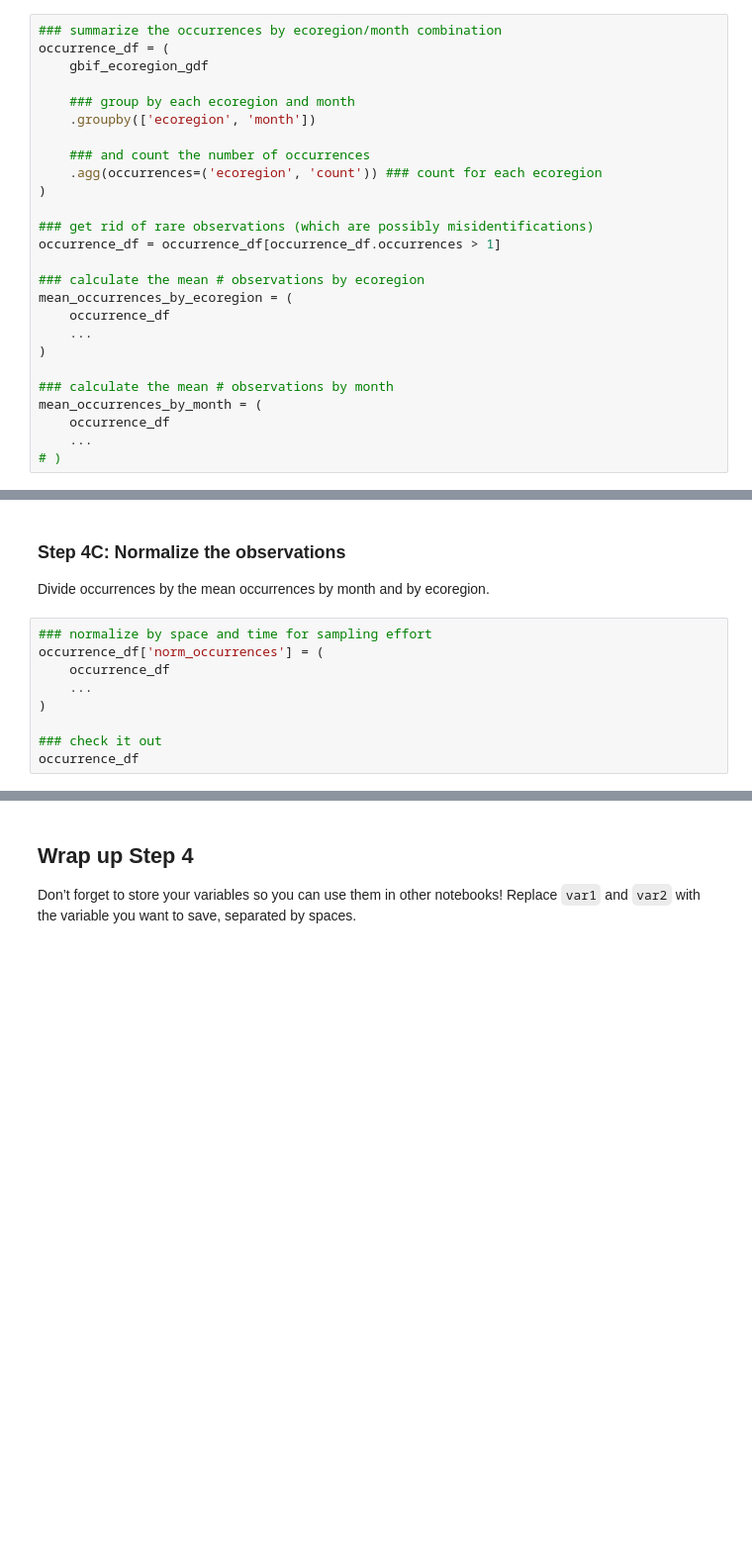
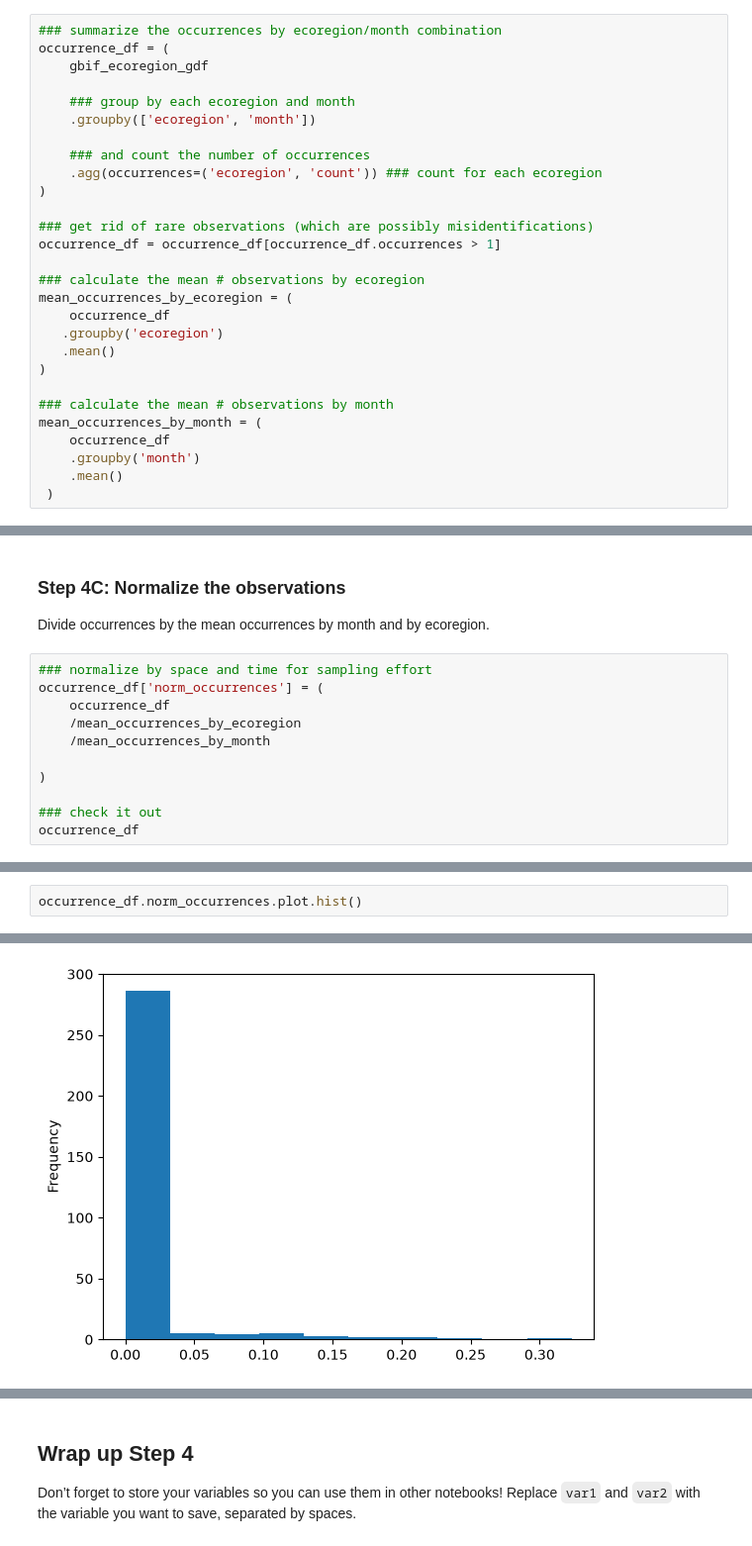
Before and after one commit to AdeliaHoneywood/02-migration-fall-template, a Jupyter notebook: notebooks/03-migration-normalize.ipynb, the cells around one changed output, grey strips where cells are left out. Shown at 99% size. Drawn from its saved outputs; the diff is of its cells as text; blank space fills up the shorter version.

```diff
--- a/notebooks/03-migration-normalize.ipynb
+++ b/notebooks/03-migration-normalize.ipynb
@@ -100,11 +100,13 @@ occurrence_df = occurrence_df[occurrence_df.occurrences > 1]
 ### calculate the mean # observations by ecoregion
 mean_occurrences_by_ecoregion = (
     occurrence_df
-    ...
+   .groupby('ecoregion')
+   .mean()
 )
 
 ### calculate the mean # observations by month
 mean_occurrences_by_month = (
     occurrence_df
-    ...
-# )
+    .groupby('month')
+    .mean()
+ )
@@ -131,7 +118,9 @@ Divide occurrences by the mean occurrences by month and by ecoregion.
 ### normalize by space and time for sampling effort
 occurrence_df['norm_occurrences'] = (
     occurrence_df
-    ...
+    /mean_occurrences_by_ecoregion
+    /mean_occurrences_by_month
+
 )
 
 ### check it out
@@ -138,0 +195,3 @@ occurrence_df
+# %%
+occurrence_df.norm_occurrences.plot.hist()
+# %% [output]
@@ -138,0 +199 @@ occurrence_df
+[figure, added]
```
Also changed, not shown: parts of 9 cells of this notebook, 1 other file.
